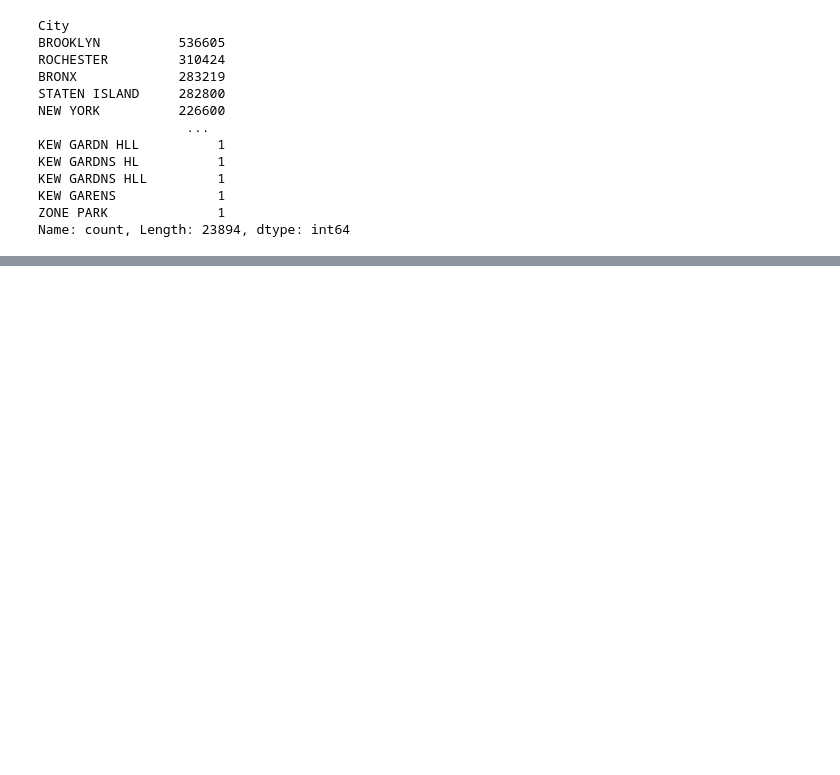
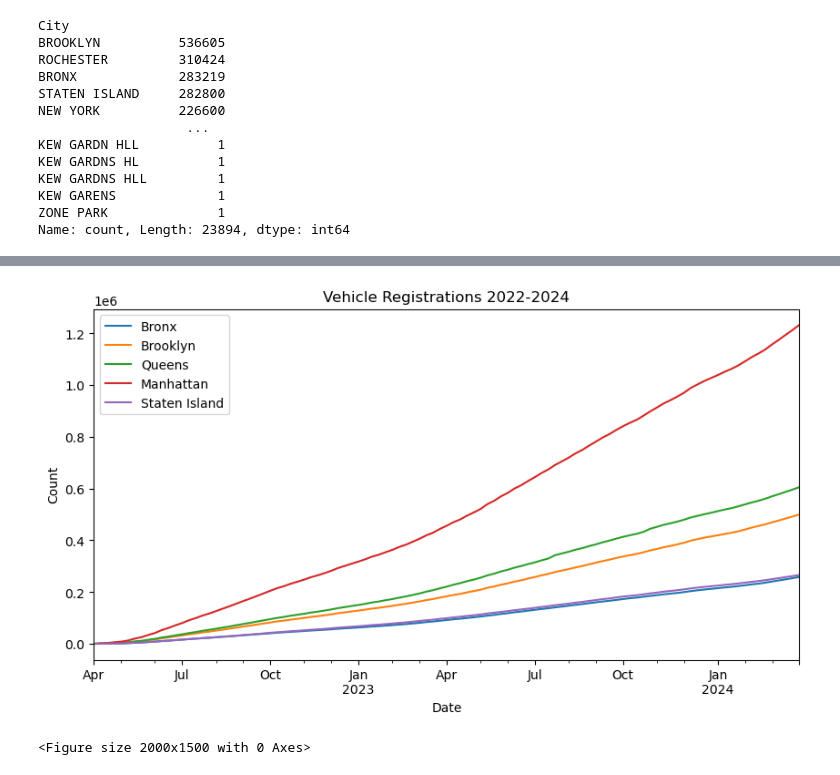
Before and after one commit to heidthecamp/CU-VIRT-AI-PT-03-2024-U-LOLC-PROJECT-1, a Jupyter notebook: displaying_data.ipynb, the cells around one changed output, grey strips where cells are left out. Drawn from its saved outputs; the diff is of its cells as text; code cells hidden in the pictures; blank space fills up the shorter version.

```diff
--- a/displaying_data.ipynb
+++ b/displaying_data.ipynb
@@ -225,0 +229,31 @@ plt.show()
+# %%
+# show vehicle registration by borough over time
+fig, ax = plt.subplots(figsize=(10, 5))
+
+# bronx_cars = bronx_cars.set_index('Reg Valid Date')
+# brooklyn_cars = brooklyn_cars.set_index('Reg Valid Date')
+# queens_cars = queens_cars.set_index('Reg Valid Date')
+# manhattan_cars = manhattan_cars.set_index('Reg Valid Date')
+# staten_island_cars = staten_island_cars.set_index('Reg Valid Date')
+
+# bronx_cars = bronx_cars.resample('W').count()
+# brooklyn_cars = brooklyn_cars.resample('W').count()
+# queens_cars = queens_cars.resample('W').count()
+# manhattan_cars = manhattan_cars.resample('W').count()
+# staten_island_cars = staten_island_cars.resample('W').count()
+
+bronx_cars['Fuel Type'].cumsum().plot(ax=ax, label='Bronx')
+brooklyn_cars['Fuel Type'].cumsum().plot(ax=ax, label='Brooklyn')
+queens_cars['Fuel Type'].cumsum().plot(ax=ax, label='Queens')
+manhattan_cars['Fuel Type'].cumsum().plot(ax=ax, label='Manhattan')
+staten_island_cars['Fuel Type'].cumsum().plot(ax=ax, label='Staten Island')
+
+plt.legend()
+plt.xlabel('Date')
+plt.ylabel('Count')
+plt.title('Vehicle Registrations 2022-2024')
+plt.figure(figsize=(20, 15))
+plt.show()
+# %% [output]
+[figure, added]
+<Figure size 2000x1500 with 0 Axes>
```
Also changed, not shown: parts of 3 cells of this notebook.
